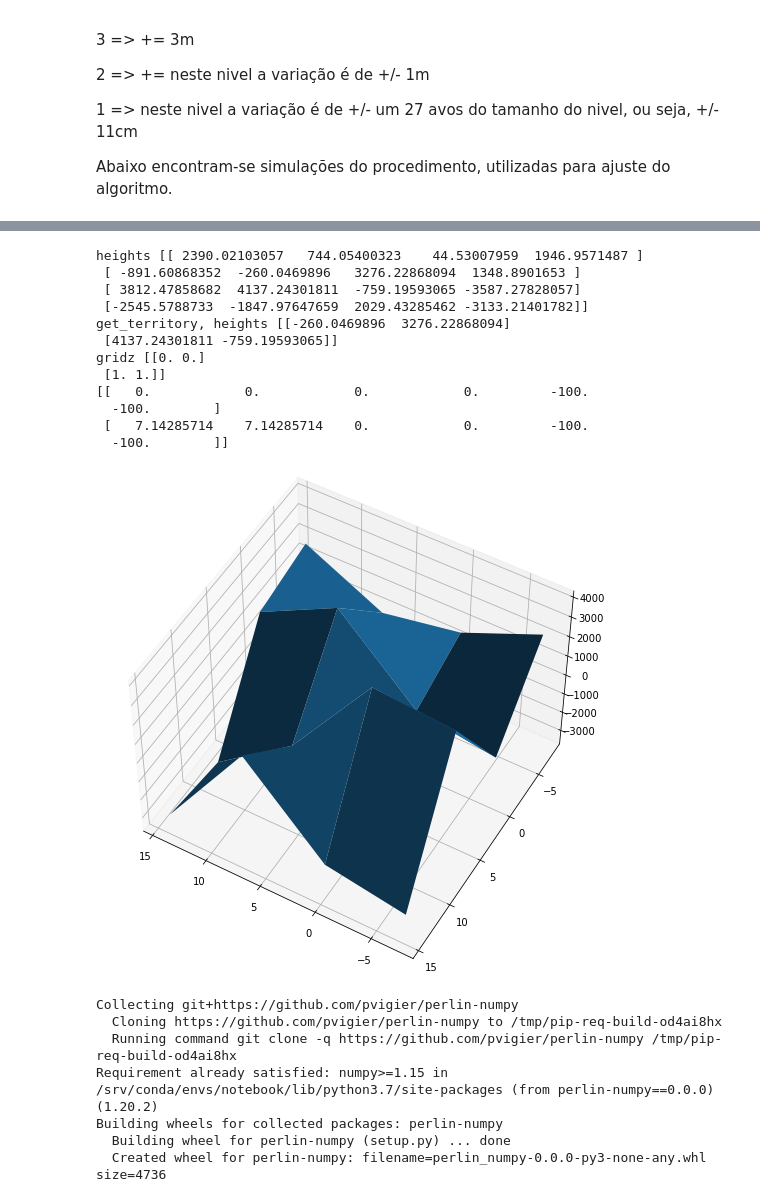
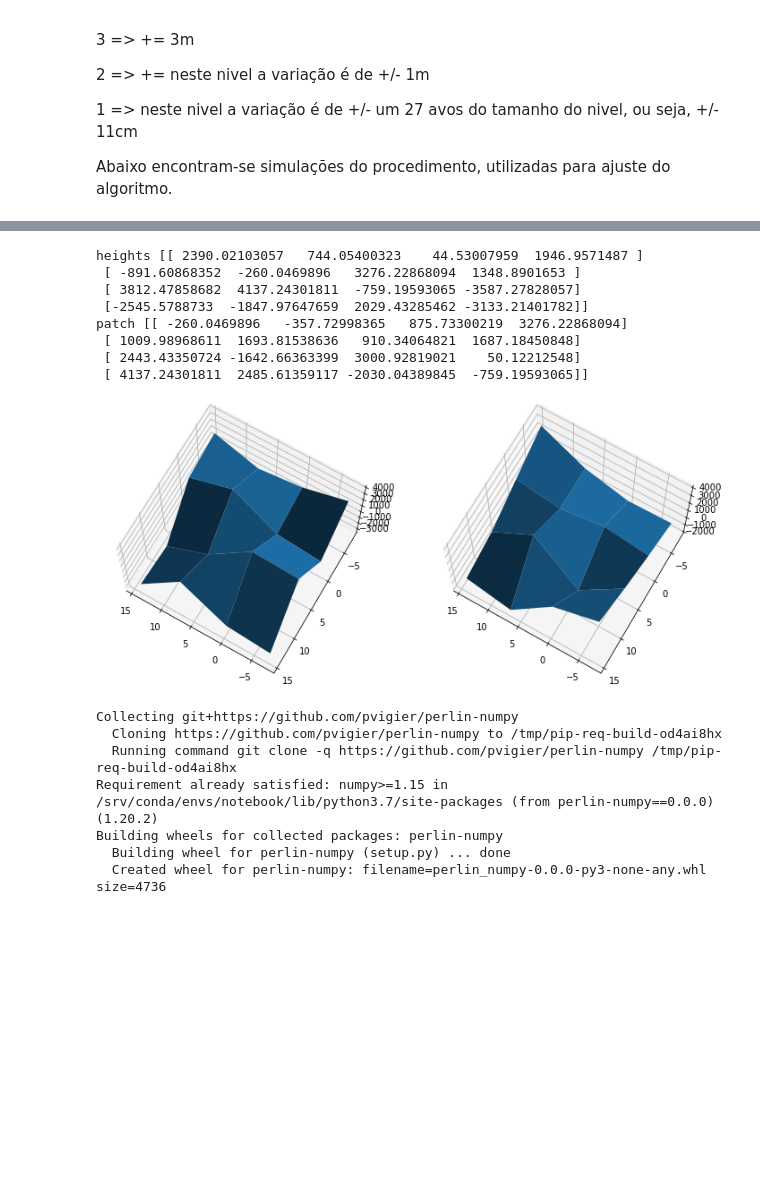
Before and after one commit to casson-projects-2020/active-bolt, a Jupyter notebook: 3d_engines_essays/skin-fork-3D.ipynb, the cells around one changed output, grey strips where cells are left out. Drawn from its saved outputs; the diff is of its cells as text; code cells hidden in the pictures; blank space fills up the shorter version.

```diff
--- a/3d_engines_essays/skin-fork-3D.ipynb
+++ b/3d_engines_essays/skin-fork-3D.ipynb
@@ -357,6 +357,21 @@ class SForkTerrain():
                                   ] = self.planet_height( lat + y, long + x, face )
 
 
+    def interp_quad( self, bl, br, tl, tr, divs ):
+        coords = []
+        for i in range( 3 ):
+            cb = np.linspace( bl[ i ], br[ i ], divs )
+            ct = np.linspace( tl[ i ], tr[ i ], divs )
+
+            cs = np.array([ np.linspace( cb[ j ], ct[ j ], 4 ) for j in range( divs )]).T
+            coords.append( cs )
+
+        # see planet_height for remarks about this + math.pi
+        coords = np.dstack([ coords[ 0 ], coords[ 1 ], coords[ 2 ]])
+
+        return coords
+
+
     # - territory pos (relative x and relative y ) is a tuple: ([0-2], [0-2])
     # - it defines where a territory with an 118Km edge resides (origin = bottom left)
     #     inside a planet div (a planet div has 354Km294, and is divided by a 3 x 3 grid.
@@ -370,7 +385,7 @@ class SForkTerrain():
     #     p.o.int bigger than 2Km, we will have to take the 2km geo location in consideration to generate the correct
     #     positions to call this function.
     # - pos is the agent location in meters
-    def get_territory( self, relx, rely ):
+    def get_territory( self, relx, rely, heighscale = 9000. ):
         # - to generate the territory first to get a grid with 3 x 3 divs (4 x 4 vxs) representing
         # the lat/long quad is needed.
         # - the corners will be the actual lat/long quad vxs, and the inner vxs will be
@@ -379,18 +394,23 @@ class SForkTerrain():
         # calculated
         lat, long, face = self.__lat, self.__long, self.__face
 
-        idx = self.__latLong2idx( lat, long, face )
-        step = self.latLong_divs() + 1
-        hmap = terrain.heightmap
-
-        hs = np.array([ hmap[ idx + step * i:idx + 2 + step * i ] for i in range( 2 )])
-        print( "get_territory, heights", hs )
-
         bl = self.face_vx( lat, long, face )
         br = self.face_vx( lat, long + 1, face )
         tl = self.face_vx( lat + 1, long, face )
         tr = self.face_vx( lat + 1, long + 1, face )
 
+        coords = self.interp_quad( bl, br, tl, tr, 4 )
+
+        # see planet_height for remarks about this + math.pi
+        coords_pi = coords + math.pi
+
+        noise = lambda x: sum([ self.__noise[ i ]( x ) / float( i + 1 )**self.noise_power()
+                                   for i in range( self.__conv )])
+
+        patch = np.apply_along_axis( noise, 2, coords_pi ) * heighscale
+        print( "patch", patch )
+
+        return patch, coords
 
 
     def get_territory_old( self, relx, rely ):
@@ -456,46 +476,55 @@ for lat in range( -1, 3 ):
         terrain.setLatLong( lat, long, "a" )
 
 idx = terrain._SForkTerrain__latLong2idx( -1, -1, "a" )
 step = terrain.latLong_divs() + 1
 hmap = terrain.heightmap
 hs = np.array([ hmap[ idx + step * i:idx + 4 + step * i ] for i in range( 4 )])
 print( "heights", hs )
 
+# TODO: interpolar as alturas com a func de inter_quad e transformar a grid hs
+# de 4 x 4 pra 10 x 10
+# plotar o 1o graf como 10 x 10
+# substituir o quad central de 4 x 4 por hmap pra plotar o 2o grafico
+
+
 xb, _, zb = terrain._SForkTerrain__anticube_op( terrain.face_vx( -1, -1, "a" ), "a" )
 xe, _, ze = terrain._SForkTerrain__anticube_op( terrain.face_vx( 0, 0, "a" ), "a" )
 xstep = xe - xb
 zstep = ze - zb
 
 x = np.array( range( 4 )).astype( "float64" )
 gridx, gridz = np.meshgrid( x, x )
 
 gridx = gridx * xstep + xb
 gridz = gridz * zstep + zb
 
 terrain.setLatLong( 0, 0, "a" )
-terrain.get_territory( 1, 1 )
+hmap, _ = terrain.get_territory( 1, 1, 9000. )
 
-fig = plt.figure( figsize=( 9, 9 ))
-ax = fig.add_subplot( 111, projection='3d' )
+fig = plt.figure( figsize=( 12, 12 ))
+ax = fig.add_subplot( 121, projection='3d' )
 
 # Plot a 3D surface
-ax.view_init( 50, 120 )
+ax.view_init( 70, 120 )
 #ax.contour3D( X, Y, Z, 100, cmap="binary" )
 _ = ax.plot_surface( gridx, gridz, hs )
+
+
+ax2 = fig.add_subplot( 122, projection='3d' )
+
+# Plot a 3D surface
+ax2.view_init( 70, 120 )
+_ = ax2.plot_surface( gridx, gridz, hmap )
 # %% [output]
 heights [[ 2390.02103057   744.05400323    44.53007959  1946.9571487 ]
  [ -891.60868352  -260.0469896   3276.22868094  1348.8901653 ]
  [ 3812.47858682  4137.24301811  -759.19593065 -3587.27828057]
  [-2545.5788733  -1847.97647659  2029.43285462 -3133.21401782]]
-get_territory, heights [[-260.0469896  3276.22868094]
- [4137.24301811 -759.19593065]]
-gridz [[0. 0.]
- [1. 1.]]
-[[   0.            0.            0.            0.         -100.
-  -100.        ]
- [   7.14285714    7.14285714    0.            0.         -100.
-  -100.        ]]
+patch [[ -260.0469896   -357.72998365   875.73300219  3276.22868094]
+ [ 1009.98968611  1693.81538636   910.34064821  1687.18450848]
+ [ 2443.43350724 -1642.66363399  3000.92819021    50.12212548]
+ [ 4137.24301811  2485.61359117 -2030.04389845  -759.19593065]]
-[figure, old version]
+[figure, new version]
 # %%
 !pip3 install git+https://github.com/pvigier/perlin-numpy
 # %% [output]
```
Also changed, not shown: parts of 1 cell of this notebook.
